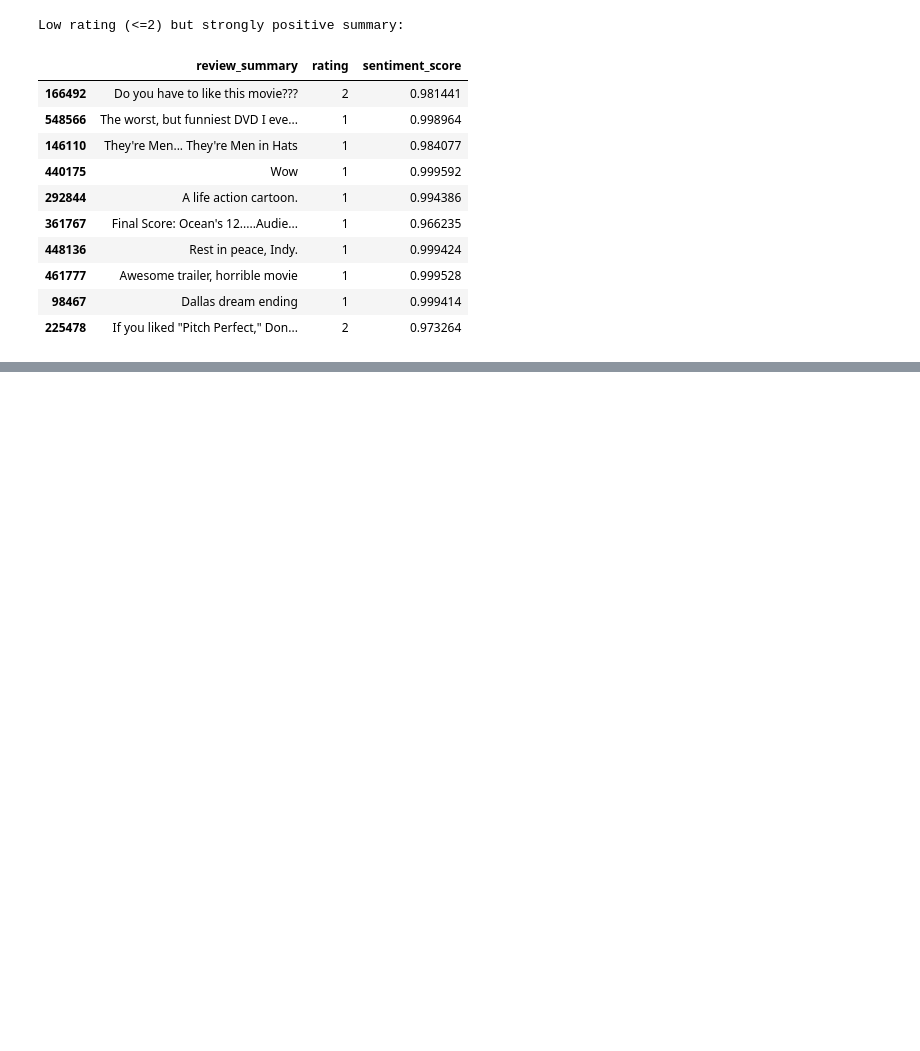
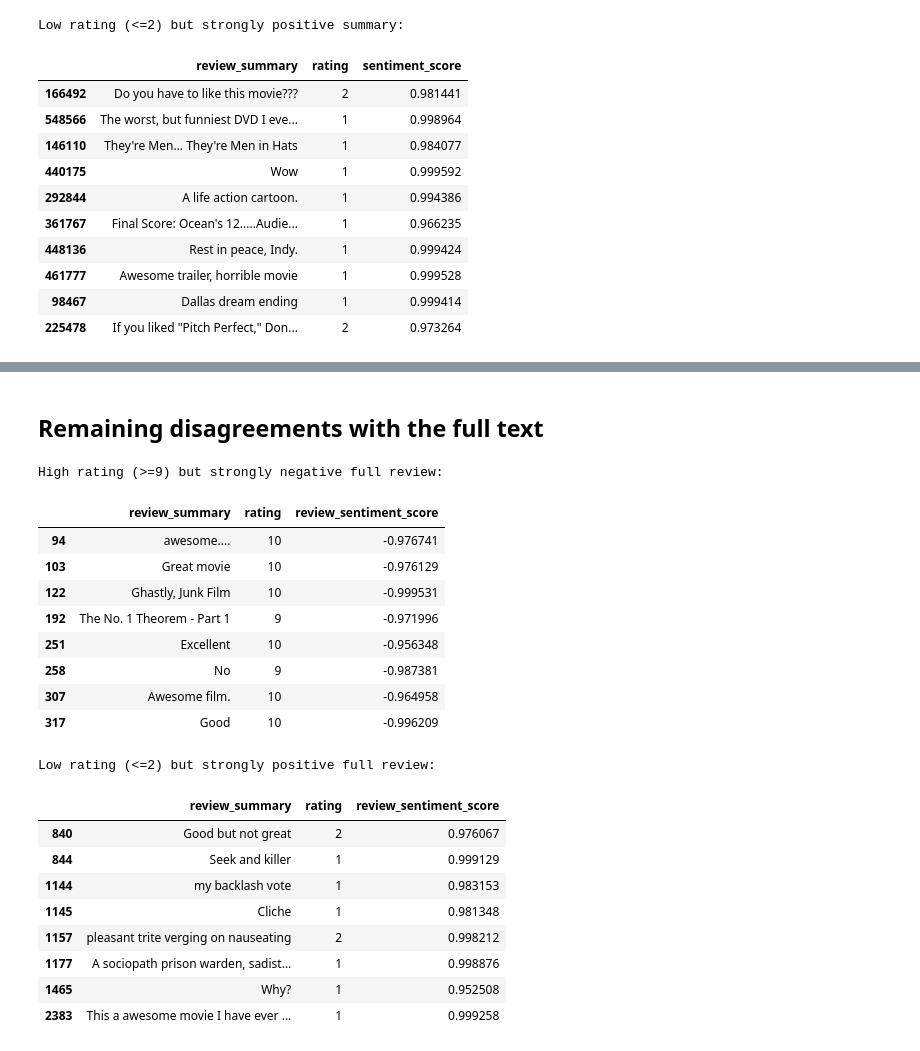
Before and after one commit to JohnArmstrong117/ReelVariance, a Jupyter notebook: NLP_Analysis.ipynb, the cells around one changed output, grey strips where cells are left out. Saved outputs shown, nothing was run; the diff lists cells and outputs as text; code cells hidden in the pictures; blank space fills up the shorter version.

```diff
--- a/NLP_Analysis.ipynb
+++ b/NLP_Analysis.ipynb
@@ -318,0 +439,29 @@ Low rating (<=2) but strongly positive summary:
+# %% [markdown]
+## Remaining disagreements with the full text
+# %%
+cols = ['review_summary', 'rating', 'review_sentiment_score']
+print('High rating (>=9) but strongly negative full review:')
+display(scored[(scored['rating'] >= 9) & (scored['review_sentiment_score'] < -0.95)][cols].head(8))
+print('Low rating (<=2) but strongly positive full review:')
+display(scored[(scored['rating'] <= 2) & (scored['review_sentiment_score'] > 0.95)][cols].head(8))
+# %% [output]
+High rating (>=9) but strongly negative full review:
+|  | review_summary | rating | review_sentiment_score |
+| 94 | awesome.... | 10 | -0.976741 |
+| 103 | Great movie | 10 | -0.976129 |
+| 122 | Ghastly, Junk Film | 10 | -0.999531 |
+| 192 | The No. 1 Theorem - Part 1 | 9 | -0.971996 |
+| 251 | Excellent | 10 | -0.956348 |
+| 258 | No | 9 | -0.987381 |
+| 307 | Awesome film. | 10 | -0.964958 |
+| 317 | Good | 10 | -0.996209 |
+Low rating (<=2) but strongly positive full review:
+|  | review_summary | rating | review_sentiment_score |
+| 840 | Good but not great | 2 | 0.976067 |
+| 844 | Seek and killer | 1 | 0.999129 |
+| 1144 | my backlash vote | 1 | 0.983153 |
+| 1145 | Cliche | 1 | 0.981348 |
+| 1157 | pleasant trite verging on nauseating | 2 | 0.998212 |
+| 1177 | A sociopath prison warden, sadist... | 1 | 0.998876 |
+| 1465 | Why? | 1 | 0.952508 |
+| 2383 | This a awesome movie I have ever ... | 1 | 0.999258 |
```
Also changed, not shown: parts of 10 cells of this notebook.
